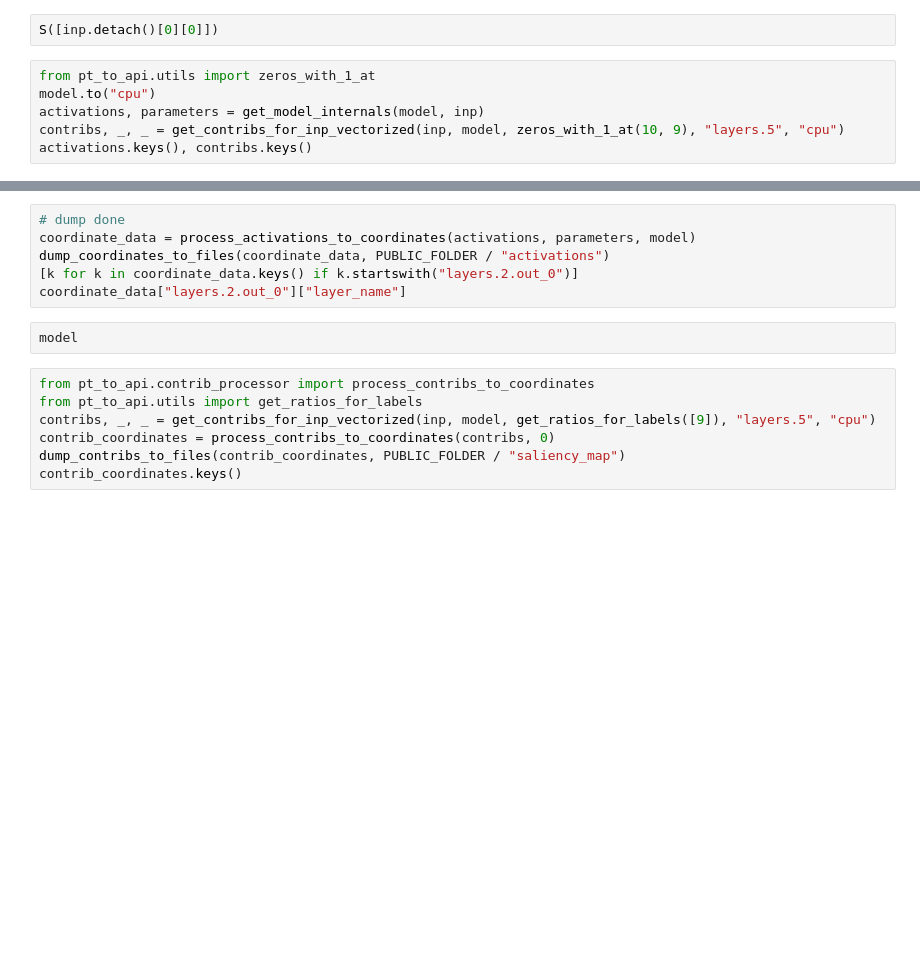
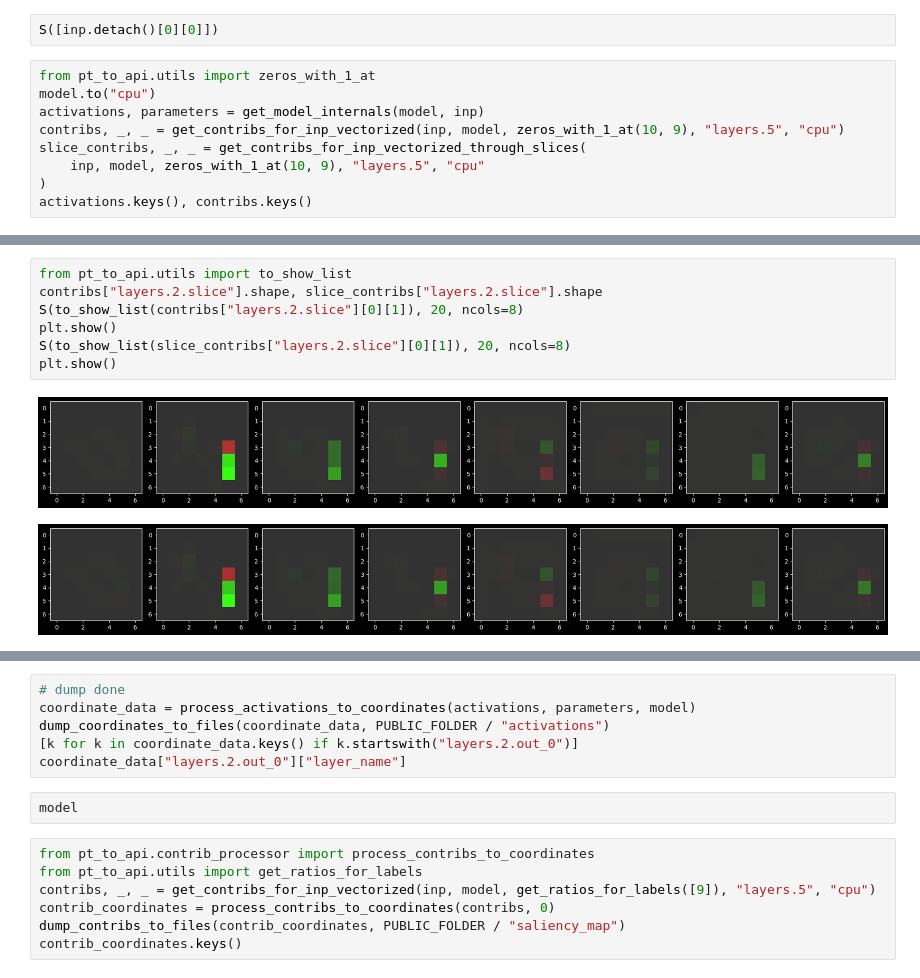
Before and after one commit to narang99/hiccup-ide, a Jupyter notebook: pt-to-api/notebooks/test-model-load.ipynb, the cells around one changed output, grey strips where cells are left out. Saved outputs shown, nothing was run; the diff lists cells and outputs as text; blank space fills up the shorter version.

Commit message:
create contribs through slice formula

```diff
--- a/pt-to-api/notebooks/test-model-load.ipynb
+++ b/pt-to-api/notebooks/test-model-load.ipynb
@@ -41,4 +59,7 @@ from pt_to_api.utils import zeros_with_1_at
 model.to("cpu")
 activations, parameters = get_model_internals(model, inp)
 contribs, _, _ = get_contribs_for_inp_vectorized(inp, model, zeros_with_1_at(10, 9), "layers.5", "cpu")
+slice_contribs, _, _ = get_contribs_for_inp_vectorized_through_slices(
+    inp, model, zeros_with_1_at(10, 9), "layers.5", "cpu"
+)
 activations.keys(), contribs.keys()
@@ -46,0 +87,10 @@ contribs["layers.2.slice"].shape, contribs["layers.2"].shape, contribs["layers.1
+# %%
+from pt_to_api.utils import to_show_list
+contribs["layers.2.slice"].shape, slice_contribs["layers.2.slice"].shape
+S(to_show_list(contribs["layers.2.slice"][0][1]), 20, ncols=8)
+plt.show()
+S(to_show_list(slice_contribs["layers.2.slice"][0][1]), 20, ncols=8)
+plt.show()
+# %% [output]
+[figure, added]
+[figure, added]
```
Also changed, not shown: parts of 6 cells of this notebook, 3 other files.
